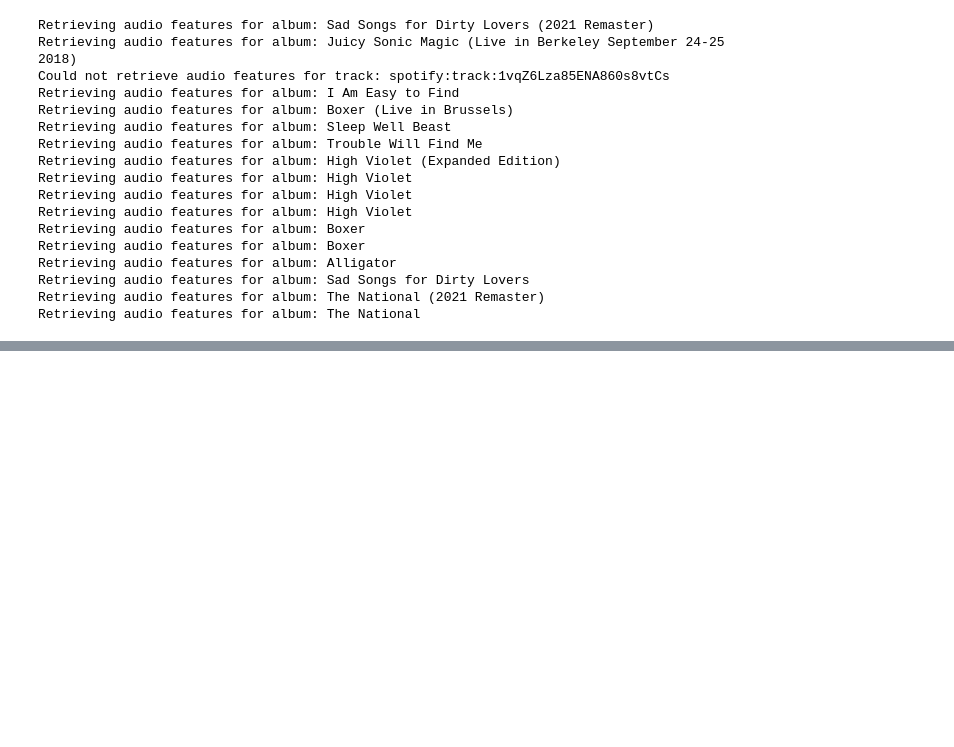
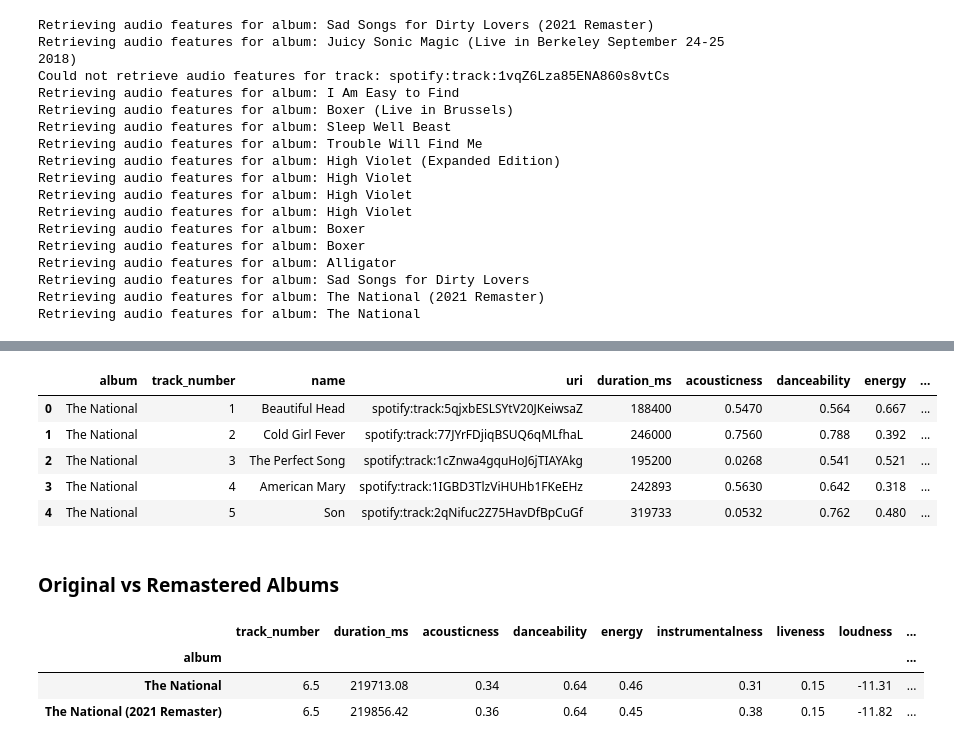
Before and after one commit to codey-phoun/SpotifyAudioFeatures_TheNational, a Jupyter notebook: Spotipy_The_National.ipynb, the cells around one changed output, grey strips where cells are left out. Drawn from its saved outputs; the diff is of its cells as text; code cells hidden in the pictures; blank space fills up the shorter version.

```diff
--- a/Spotipy_The_National.ipynb
+++ b/Spotipy_The_National.ipynb
@@ -199,0 +264,20 @@ national_df.to_csv("The_National_Song_Features.csv")
+# %%
+# set data types
+
+data_types = {'duration_ms': 'int64',
+             'acousticness': 'float64',
+             'danceability': 'float64',
+             'energy': 'float64',
+             'instrumentalness': 'float64',
+             'liveness': 'float64',
+             'loudness': 'float64',
+             'speechiness': 'float64',
+             'tempo': 'float64',
+             'valence': 'float64',
+             'key': 'int64',
+             'time_signature': 'int64',
+             'popularity': 'int64',
+             'album_order': 'int64'}
+# %%
+studio_albums_df = studio_albums_df.astype(data_types)
+studio_albums_df.dtypes
@@ -199,0 +305,9 @@ national_df.to_csv("The_National_Song_Features.csv")
+# %%
+studio_albums_df.head()
+# %% [output]
+|  | album | track_number | name | uri | duration_ms | acousticness | danceability | energy | ... |
+| 0 | The National | 1 | Beautiful Head | spotify:track:5qjxbESLSYtV20JKeiwsaZ | 188400 | 0.5470 | 0.564 | 0.667 | ... |
+| 1 | The National | 2 | Cold Girl Fever | spotify:track:77JYrFDjiqBSUQ6qMLfhaL | 246000 | 0.7560 | 0.788 | 0.392 | ... |
+| 2 | The National | 3 | The Perfect Song | spotify:track:1cZnwa4gquHoJ6jTIAYAkg | 195200 | 0.0268 | 0.541 | 0.521 | ... |
+| 3 | The National | 4 | American Mary | spotify:track:1IGBD3TlzViHUHb1FKeEHz | 242893 | 0.5630 | 0.642 | 0.318 | ... |
+| 4 | The National | 5 | Son | spotify:track:2qNifuc2Z75HavDfBpCuGf | 319733 | 0.0532 | 0.762 | 0.480 | ... |
@@ -199,0 +318,2 @@ national_df.to_csv("The_National_Song_Features.csv")
+# %% [markdown]
+### Original vs Remastered Albums
@@ -199,0 +330,7 @@ national_df.to_csv("The_National_Song_Features.csv")
+# %%
+self_title.groupby('album').mean().round(2)
+# %% [output]
+|  | track_number | duration_ms | acousticness | danceability | energy | instrumentalness | liveness | loudness | ... |
+| album |  |  |  |  |  |  |  |  | ... |
+| The National | 6.5 | 219713.08 | 0.34 | 0.64 | 0.46 | 0.31 | 0.15 | -11.31 | ... |
+| The National (2021 Remaster) | 6.5 | 219856.42 | 0.36 | 0.64 | 0.45 | 0.38 | 0.15 | -11.82 | ... |
```
Also changed, not shown: parts of 23 cells of this notebook, 2 other files.
